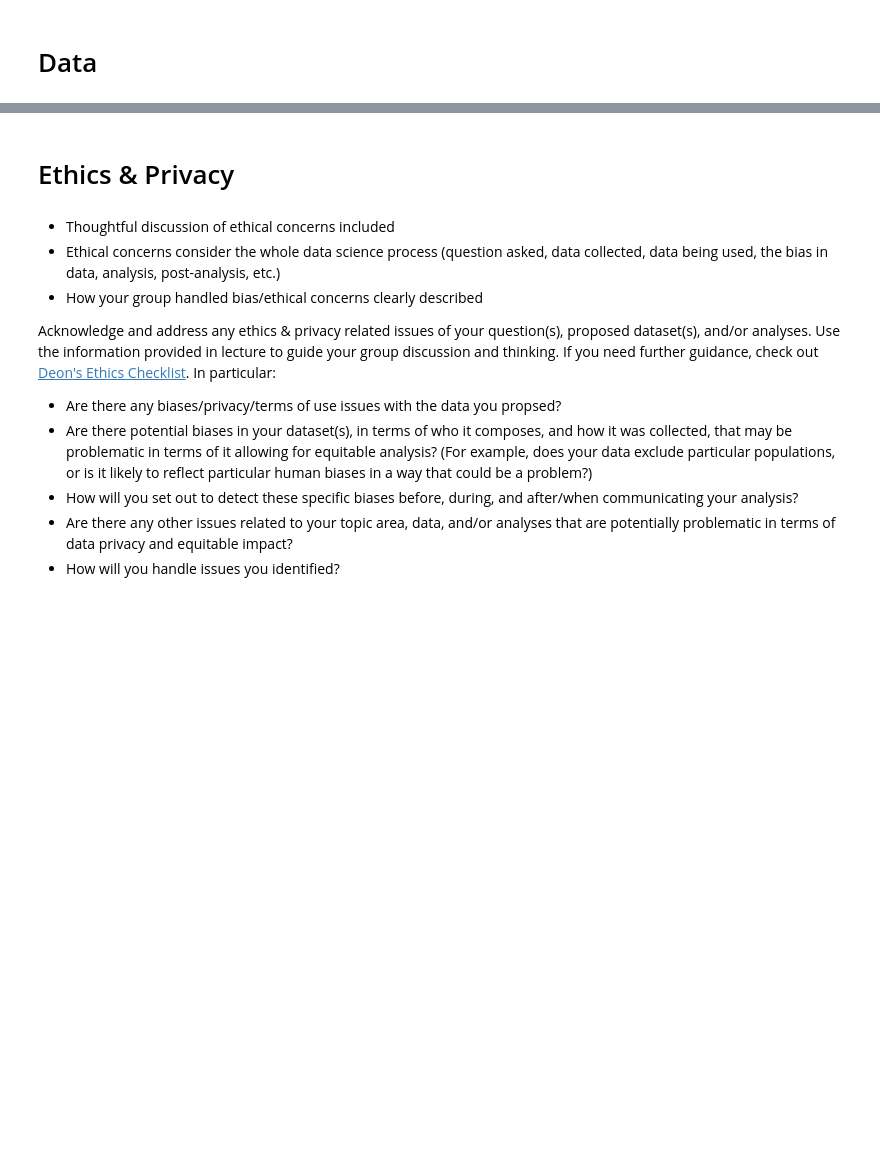
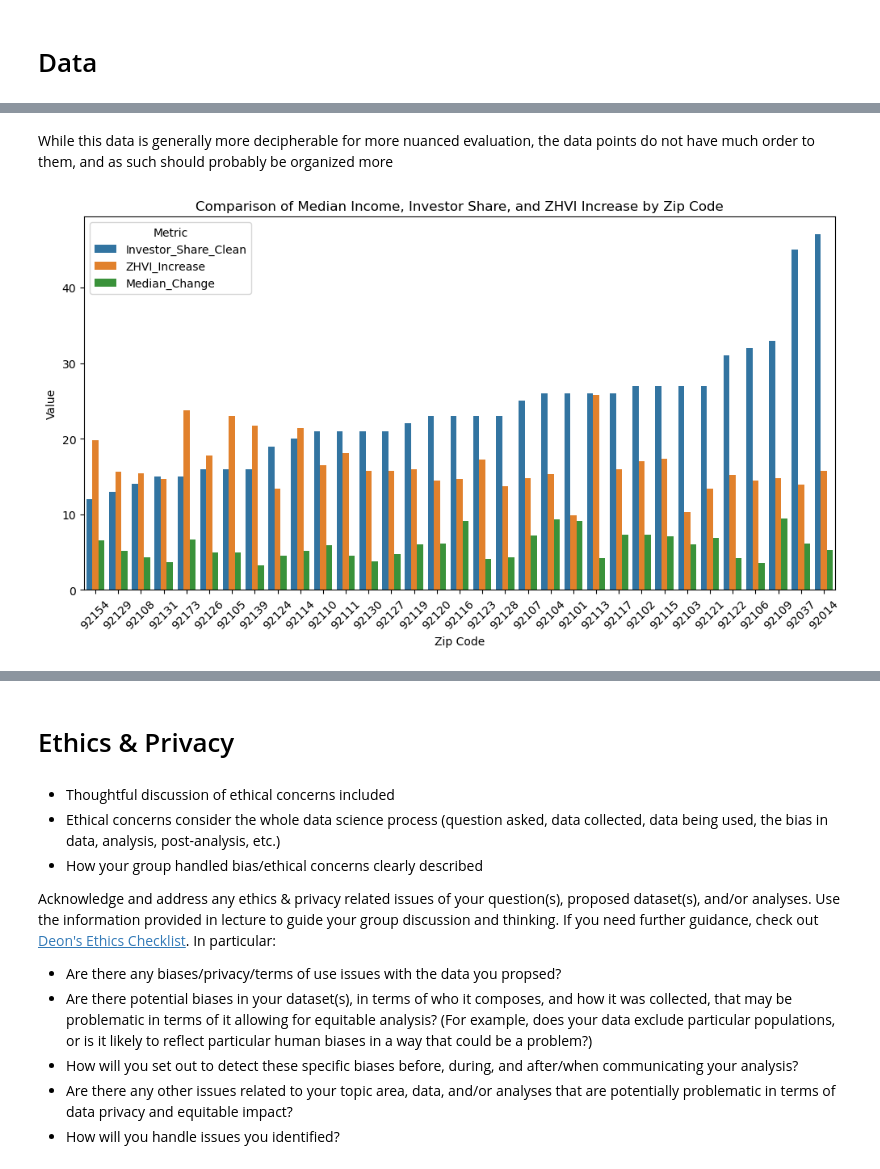
Before and after one commit to rangelrichard/investor_impact, a Jupyter notebook: FinalProject_Group171_WI25.ipynb, the cells around one changed output, grey strips where cells are left out. Drawn from its saved outputs; the diff is of its cells as text; code cells hidden in the pictures; blank space fills up the shorter version.

```diff
--- a/FinalProject_Group171_WI25.ipynb
+++ b/FinalProject_Group171_WI25.ipynb
@@ -119,0 +428,15 @@ Some more words and stuff.  Remember notebooks work best if you interleave the c
+# %% [markdown]
+While this data is generally more decipherable for more nuanced evaluation, the data points do not have much order to them, and as such should probably be organized more
+# %%
+summary_shares = value_summary.sort_values(by="Investor_Share_Clean")
+summary_melted = summary_shares.melt(id_vars="RegionName", var_name="Metric", value_name="Value")
+plt.figure(figsize=(12, 6))
+sns.barplot(data=summary_melted, x="RegionName", y="Value", hue="Metric")
+plt.title("Comparison of Median Income, Investor Share, and ZHVI Increase by Zip Code")
+plt.xlabel("Zip Code")
+plt.ylabel("Value")
+plt.xticks(rotation=45)
+plt.legend(title="Metric")
+plt.show()
+# %% [output]
+[figure, added]
```
Also changed, not shown: parts of 54 cells of this notebook, 1 other file.
